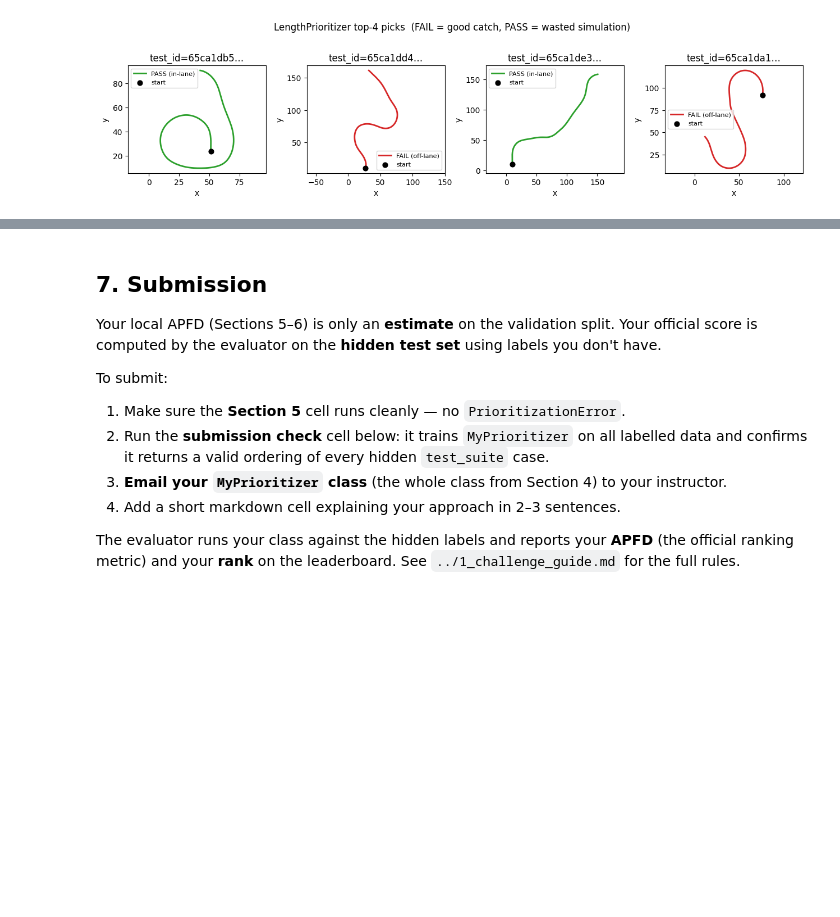
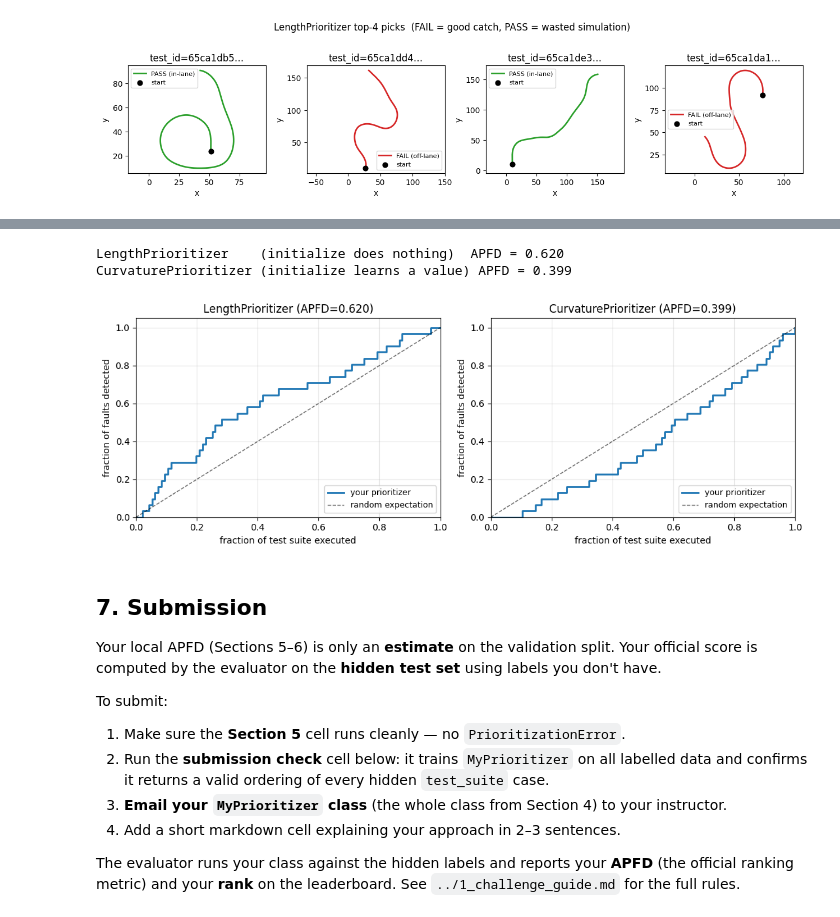
Before and after one commit to yongjunshin/Introduction_to_Software_Testing_for_Safe_AI, a Jupyter notebook: modules/10_projects/1_SDC_testing_challenge/exercises/sdc_prioritization_challenge.ipynb, the cells around one changed output, grey strips where cells are left out. Saved outputs shown, nothing was run; the diff lists cells and outputs as text; code cells hidden in the pictures; blank space fills up the shorter version.

```diff
--- a/modules/10_projects/1_SDC_testing_challenge/exercises/sdc_prioritization_challenge.ipynb
+++ b/modules/10_projects/1_SDC_testing_challenge/exercises/sdc_prioritization_challenge.ipynb
@@ -398,3 +406,42 @@ plt.show()
+# %%
+from sdc_lib.features import total_turn_angle
+
+
+class CurvaturePrioritizer:
+    """Uses `initialize()` to LEARN, then ranks in `prioritize()`.
+
+    initialize(): measure the average curvature of the FAILING training roads
+                  and remember it (this is the "knowledge" learned from labels).
+    prioritize(): rank test cases by how close their curvature is to that
+                  learned failing-road profile — closest first.
+    """
+
+    def initialize(self, oracles):
+        fails = [total_turn_angle(e.test_case.road_points) for e in oracles if e.has_failed]
+        self.fail_curve = sum(fails) / len(fails)        # ← learned from training labels
+
+    def prioritize(self, test_suite):
+        ranked = sorted(test_suite, key=lambda tc: abs(total_turn_angle(tc.road_points) - self.fail_curve))
+        return [tc.test_id for tc in ranked]
+
+
+# Compare the two worked examples on the local validation split.
+report_curve = evaluate(CurvaturePrioritizer(), dev_oracles, val_suite, val_ground_truth,
+                        tool_name="CurvaturePrioritizer")
+
+print(f"LengthPrioritizer    (initialize does nothing)  APFD = {report_length.apfd:.3f}")
+print(f"CurvaturePrioritizer (initialize learns a value) APFD = {report_curve.apfd:.3f}")
+
+fig, axes = plt.subplots(1, 2, figsize=(11, 4))
+plot_fault_detection_curve(report_length.failed_positions, report_length.n_tests,
+                           title=f"LengthPrioritizer (APFD={report_length.apfd:.3f})", ax=axes[0])
+plot_fault_detection_curve(report_curve.failed_positions, report_curve.n_tests,
+                           title=f"CurvaturePrioritizer (APFD={report_curve.apfd:.3f})", ax=axes[1])
+plt.tight_layout(); plt.show()
+# %% [output]
+LengthPrioritizer    (initialize does nothing)  APFD = 0.620
+CurvaturePrioritizer (initialize learns a value) APFD = 0.399
+[figure, added]
 # %% [markdown]
 ## 7. Submission
 
```
Also changed, not shown: parts of 7 cells of this notebook, 7 other files.
